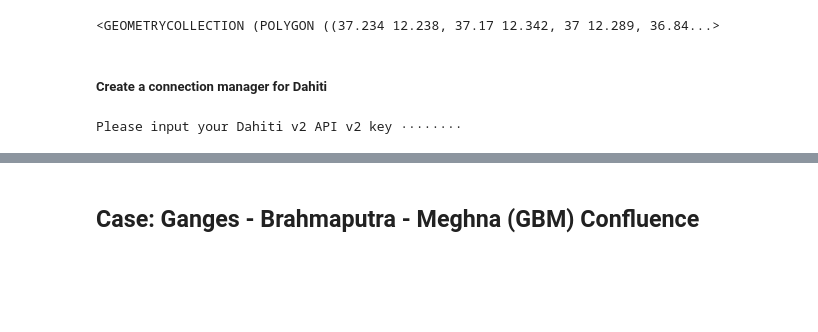
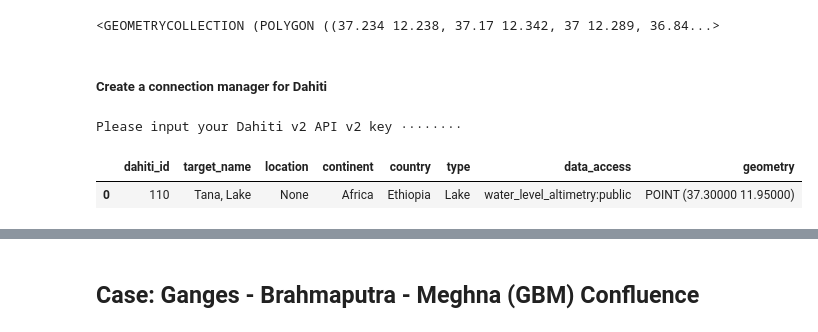
Before and after one commit to ITC-Water-Resources/pyaltim, a Jupyter notebook: Example_Notebooks/Example_Dahiti_waterlevel.ipynb, the cells around one changed output, grey strips where cells are left out. Saved outputs shown, nothing was run; the diff lists cells and outputs as text; code cells hidden in the pictures; blank space fills up the shorter version.

```diff
--- a/Example_Notebooks/Example_Dahiti_waterlevel.ipynb
+++ b/Example_Notebooks/Example_Dahiti_waterlevel.ipynb
@@ -24,4 +25,8 @@ Please input your Dahiti v2 API v2 key ········
 # %%
 display(dahtargets)
 #get the water level series
 info,ds_dah_wl=dacon.get_waterlevel(dahtargets['dahiti_id'][0].item())
+ds_dah_wl['time']=pd.to_datetime(ds_dah_wl.time)
+# %% [output]
+|  | dahiti_id | target_name | location | continent | country | type | data_access | geometry |
+| 0 | 110 | Tana, Lake | None | Africa | Ethiopia | Lake | water_level_altimetry:public | POINT (37.30000 11.95000) |
```
Also changed, not shown: parts of 5 cells of this notebook, 2 other files.
